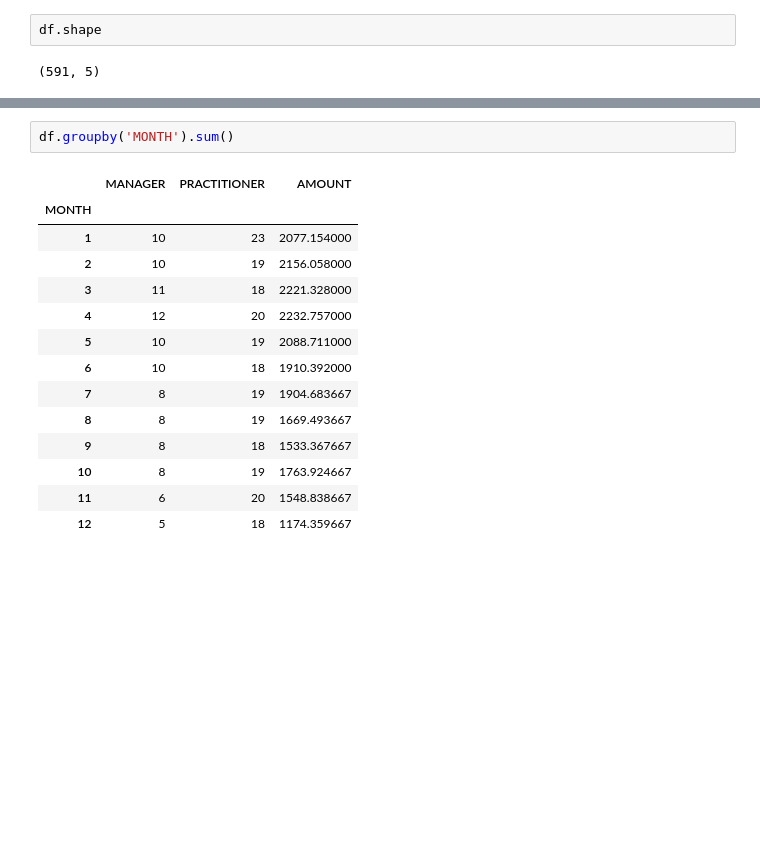
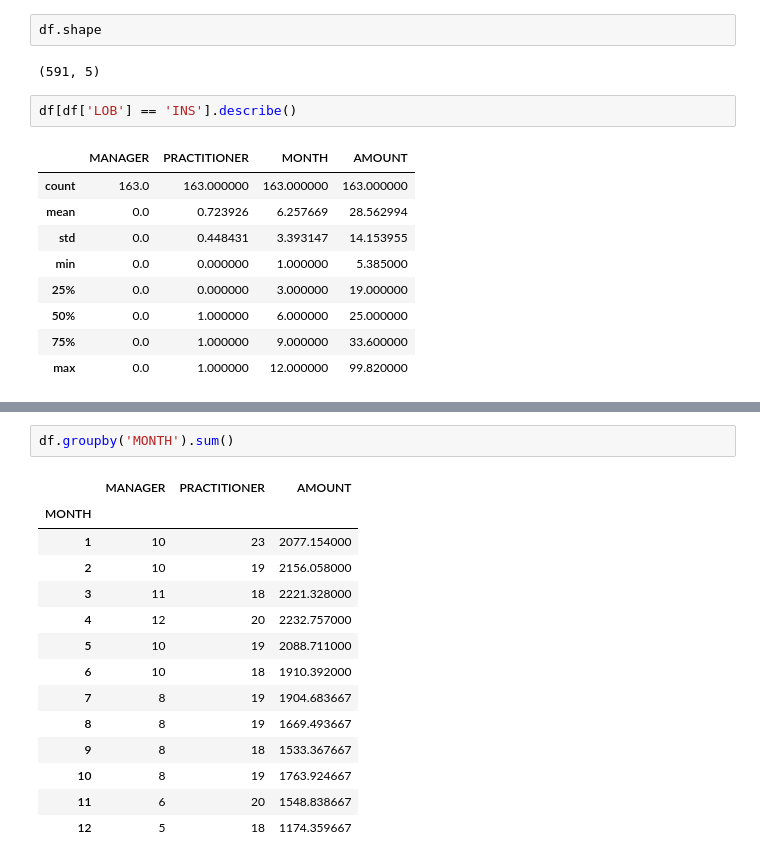
Before and after one commit to dihjital/Coursera_Capstone, a Jupyter notebook: Week 4 Assignment.ipynb, the cells around one changed output, grey strips where cells are left out. Drawn from its saved outputs; the diff is of its cells as text; blank space fills up the shorter version.

```diff
--- a/Week 4 Assignment.ipynb
+++ b/Week 4 Assignment.ipynb
@@ -21,3 +21,15 @@ import numpy as np
 df.shape
 # %% [output]
 (591, 5)
+# %%
+df[df['LOB'] == 'INS'].describe()
+# %% [output]
+|  | MANAGER | PRACTITIONER | MONTH | AMOUNT |
+| count | 163.0 | 163.000000 | 163.000000 | 163.000000 |
+| mean | 0.0 | 0.723926 | 6.257669 | 28.562994 |
+| std | 0.0 | 0.448431 | 3.393147 | 14.153955 |
+| min | 0.0 | 0.000000 | 1.000000 | 5.385000 |
+| 25% | 0.0 | 0.000000 | 3.000000 | 19.000000 |
+| 50% | 0.0 | 1.000000 | 6.000000 | 25.000000 |
+| 75% | 0.0 | 1.000000 | 9.000000 | 33.600000 |
+| max | 0.0 | 1.000000 | 12.000000 | 99.820000 |
```
Also changed, not shown: parts of 1 cell of this notebook.
